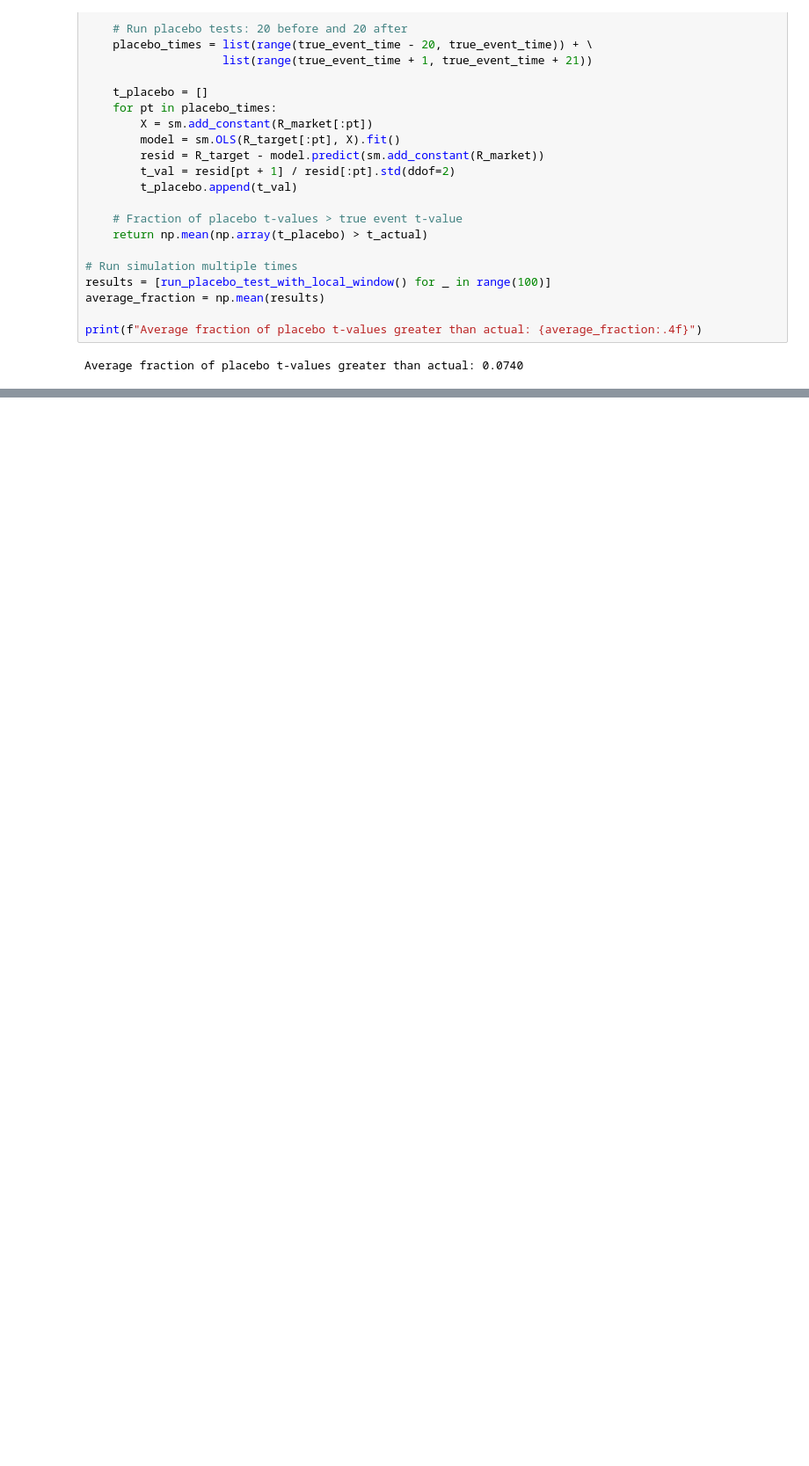
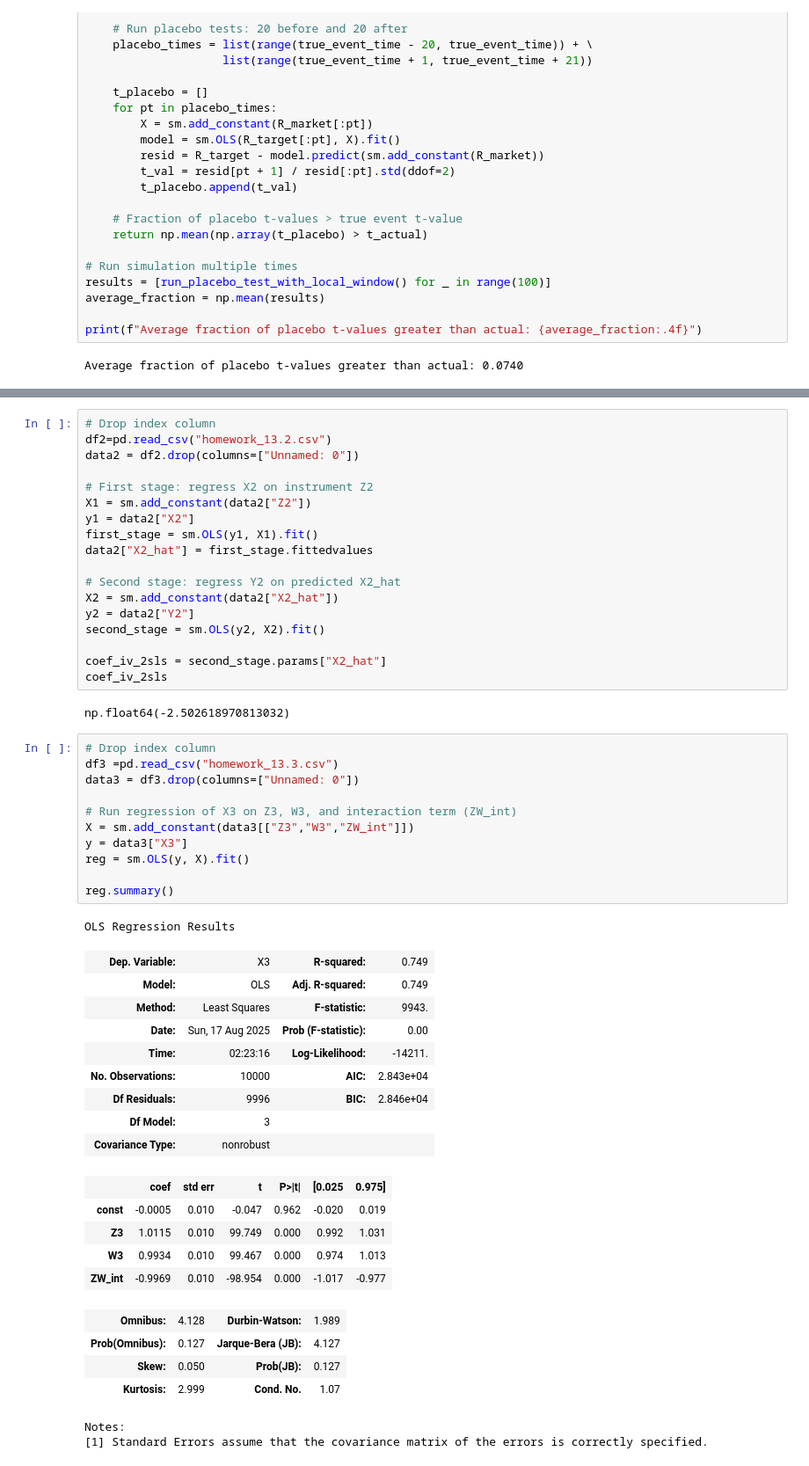
Before and after one commit to Kevinwu1998/702, a Jupyter notebook: OMDS_MODB2_week12_wu_zonglin.ipynb, the cells around one changed output, grey strips where cells are left out. Shown: that part at 88% size. Drawn from its saved outputs; the diff is of its cells as text; blank space fills up the shorter version.

```diff
--- a/OMDS_MODB2_week12_wu_zonglin.ipynb
+++ b/OMDS_MODB2_week12_wu_zonglin.ipynb
@@ -476,0 +639,53 @@ Average fraction of placebo t-values greater than actual: 0.0740
+# %%
+# Drop index column
+df2=pd.read_csv("homework_13.2.csv")
+data2 = df2.drop(columns=["Unnamed: 0"])
+
+# First stage: regress X2 on instrument Z2
+X1 = sm.add_constant(data2["Z2"])
+y1 = data2["X2"]
+first_stage = sm.OLS(y1, X1).fit()
+data2["X2_hat"] = first_stage.fittedvalues
+
+# Second stage: regress Y2 on predicted X2_hat
+X2 = sm.add_constant(data2["X2_hat"])
+y2 = data2["Y2"]
+second_stage = sm.OLS(y2, X2).fit()
+
+coef_iv_2sls = second_stage.params["X2_hat"]
+coef_iv_2sls
+# %% [output]
+np.float64(-2.502618970813032)
+# %%
+# Drop index column
+df3 =pd.read_csv("homework_13.3.csv")
+data3 = df3.drop(columns=["Unnamed: 0"])
+
+# Run regression of X3 on Z3, W3, and interaction term (ZW_int)
+X = sm.add_constant(data3[["Z3","W3","ZW_int"]])
+y = data3["X3"]
+reg = sm.OLS(y, X).fit()
+
+reg.summary()
+# %% [output]
+OLS Regression Results
+| Dep. Variable: | X3 | R-squared: | 0.749 |
+| Model: | OLS | Adj. R-squared: | 0.749 |
+| Method: | Least Squares | F-statistic: | 9943. |
+| Date: | Sun, 17 Aug 2025 | Prob (F-statistic): | 0.00 |
+| Time: | 02:23:16 | Log-Likelihood: | -14211. |
+| No. Observations: | 10000 | AIC: | 2.843e+04 |
+| Df Residuals: | 9996 | BIC: | 2.846e+04 |
+| Df Model: | 3 |  |  |
+| Covariance Type: | nonrobust |  |  |
+|  | coef | std err | t | P>|t| | [0.025 | 0.975] |
+| const | -0.0005 | 0.010 | -0.047 | 0.962 | -0.020 | 0.019 |
+| Z3 | 1.0115 | 0.010 | 99.749 | 0.000 | 0.992 | 1.031 |
+| W3 | 0.9934 | 0.010 | 99.467 | 0.000 | 0.974 | 1.013 |
+| ZW_int | -0.9969 | 0.010 | -98.954 | 0.000 | -1.017 | -0.977 |
+| Omnibus: | 4.128 | Durbin-Watson: | 1.989 |
+| Prob(Omnibus): | 0.127 | Jarque-Bera (JB): | 4.127 |
+| Skew: | 0.050 | Prob(JB): | 0.127 |
+| Kurtosis: | 2.999 | Cond. No. | 1.07 |
+Notes:
+[1] Standard Errors assume that the covariance matrix of the errors is correctly specified.
```
Also changed, not shown: parts of 4 cells of this notebook.
